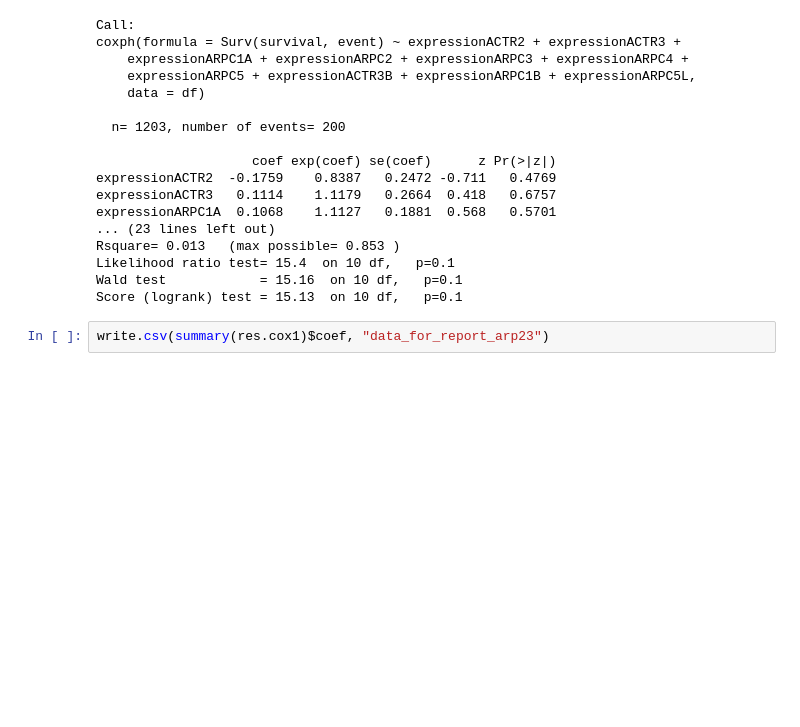
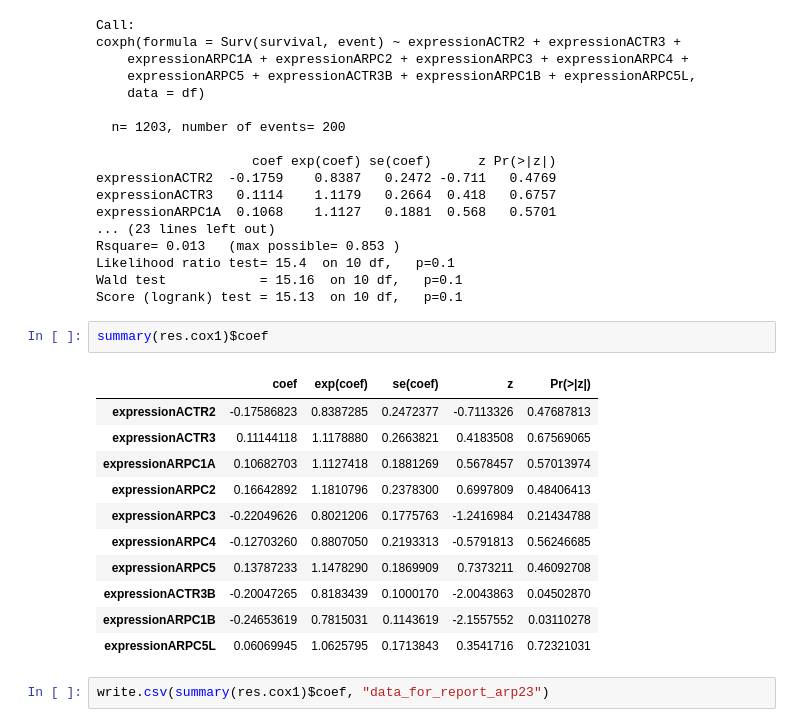
Before and after one commit to StephaneBereux/PSC, a Jupyter notebook: survival_analysis_arp23.ipynb, the cells around one changed output. Cells and saved outputs as stored; diff of their text form; blank space fills up the shorter version.

```diff
--- a/survival_analysis_arp23.ipynb
+++ b/survival_analysis_arp23.ipynb
@@ -75,6 +73,20 @@ Rsquare= 0.013   (max possible= 0.853 )
 Likelihood ratio test= 15.4  on 10 df,   p=0.1
 Wald test            = 15.16  on 10 df,   p=0.1
 Score (logrank) test = 15.13  on 10 df,   p=0.1
+# %%
+summary(res.cox1)$coef
+# %% [output]
+|  | coef | exp(coef) | se(coef) | z | Pr(>|z|) |
+| expressionACTR2 | -0.17586823 | 0.8387285 | 0.2472377 | -0.7113326 | 0.47687813 |
+| expressionACTR3 | 0.11144118 | 1.1178880 | 0.2663821 | 0.4183508 | 0.67569065 |
+| expressionARPC1A | 0.10682703 | 1.1127418 | 0.1881269 | 0.5678457 | 0.57013974 |
+| expressionARPC2 | 0.16642892 | 1.1810796 | 0.2378300 | 0.6997809 | 0.48406413 |
+| expressionARPC3 | -0.22049626 | 0.8021206 | 0.1775763 | -1.2416984 | 0.21434788 |
+| expressionARPC4 | -0.12703260 | 0.8807050 | 0.2193313 | -0.5791813 | 0.56246685 |
+| expressionARPC5 | 0.13787233 | 1.1478290 | 0.1869909 | 0.7373211 | 0.46092708 |
+| expressionACTR3B | -0.20047265 | 0.8183439 | 0.1000170 | -2.0043863 | 0.04502870 |
+| expressionARPC1B | -0.24653619 | 0.7815031 | 0.1143619 | -2.1557552 | 0.03110278 |
+| expressionARPC5L | 0.06069945 | 1.0625795 | 0.1713843 | 0.3541716 | 0.72321031 |
 # %%
 write.csv(summary(res.cox1)$coef, "data_for_report_arp23")
 # %% [markdown]
```
Also changed, not shown: parts of 16 cells of this notebook, 2 other files.
